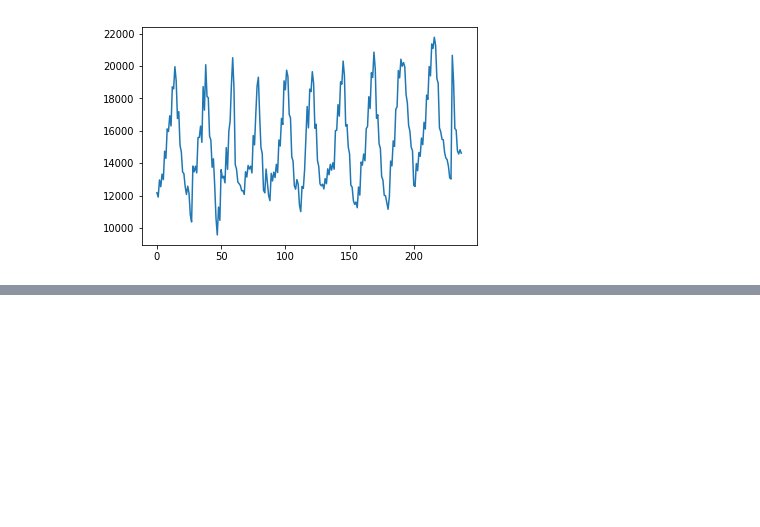
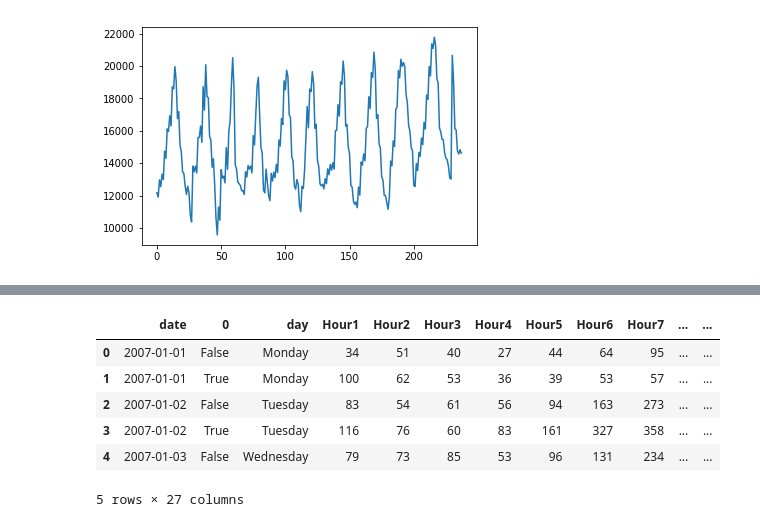
Before and after one commit to leannebaldwin/Pass_Closure, a Jupyter notebook: data_exploration/snoqualmie_pass_PTR/Snoqulamie_PTR_Data_exploration.ipynb, the cells around one changed output, grey strips where cells are left out. Saved outputs shown, nothing was run; the diff lists cells and outputs as text; code cells hidden in the pictures; blank space fills up the shorter version.

```diff
--- a/data_exploration/snoqualmie_pass_PTR/Snoqulamie_PTR_Data_exploration.ipynb
+++ b/data_exploration/snoqualmie_pass_PTR/Snoqulamie_PTR_Data_exploration.ipynb
@@ -291,0 +370,2 @@ plt.show()
+# %%
+westbound = pd.Series([True if value == 'WB' else False for value in data901.direction])
@@ -291,0 +398,10 @@ plt.show()
+# %%
+df.head()
+# %% [output]
+|  | date | 0 | day | Hour1 | Hour2 | Hour3 | Hour4 | Hour5 | Hour6 | Hour7 | ... | ... |
+| 0 | 2007-01-01 | False | Monday | 34 | 51 | 40 | 27 | 44 | 64 | 95 | ... | ... |
+| 1 | 2007-01-01 | True | Monday | 100 | 62 | 53 | 36 | 39 | 53 | 57 | ... | ... |
+| 2 | 2007-01-02 | False | Tuesday | 83 | 54 | 61 | 56 | 94 | 163 | 273 | ... | ... |
+| 3 | 2007-01-02 | True | Tuesday | 116 | 76 | 60 | 83 | 161 | 327 | 358 | ... | ... |
+| 4 | 2007-01-03 | False | Wednesday | 79 | 73 | 85 | 53 | 96 | 131 | 234 | ... | ... |
+5 rows × 27 columns
```
Also changed, not shown: parts of 14 cells of this notebook.
